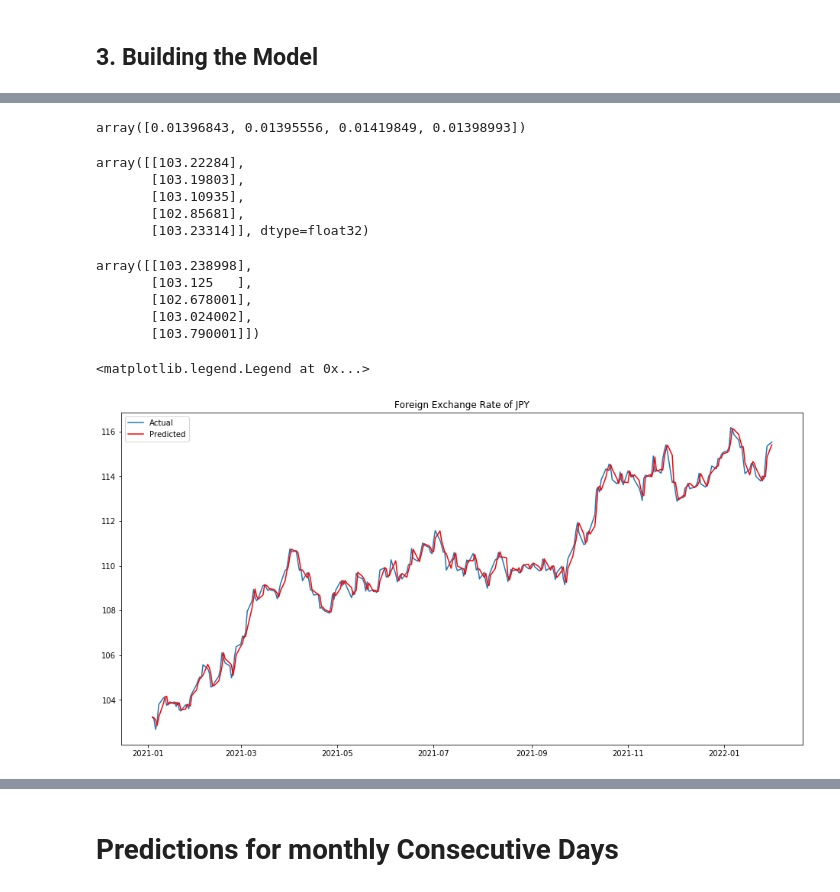
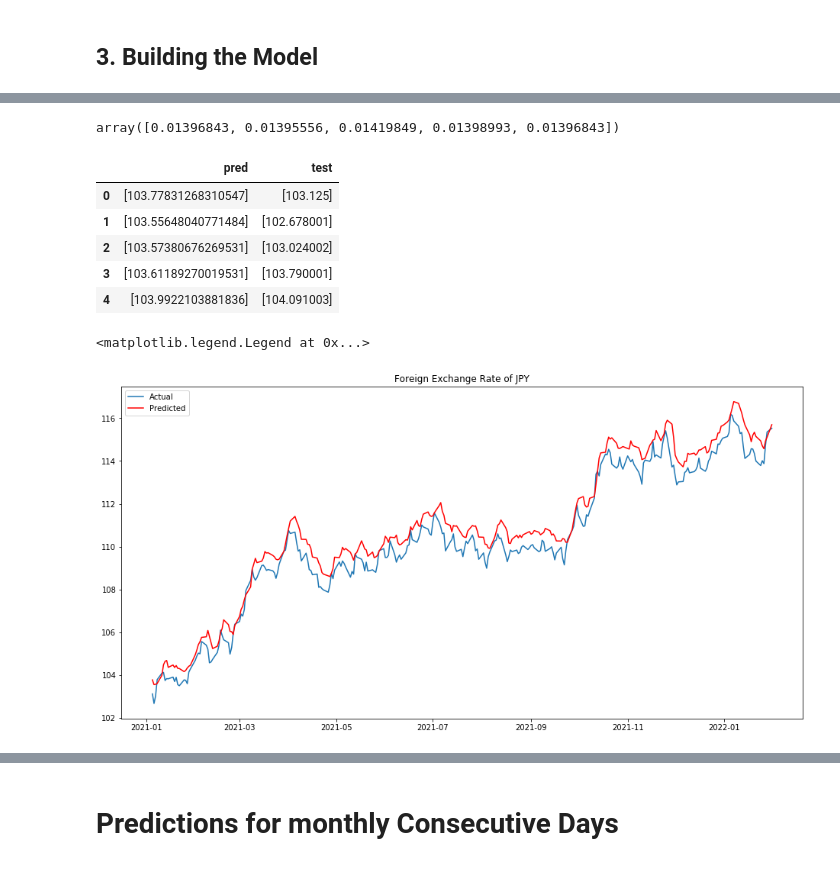
Before and after one commit to ngtinc21/Machine-Learning-Algorithms, a Jupyter notebook: RNN_Example_3_Forex_Rate_Prediction.ipynb, the cells around one changed output, grey strips where cells are left out. Drawn from its saved outputs; the diff is of its cells as text; code cells hidden in the pictures.

```diff
--- a/RNN_Example_3_Forex_Rate_Prediction.ipynb
+++ b/RNN_Example_3_Forex_Rate_Prediction.ipynb
@@ -250,7 +196,7 @@ from keras.models import Sequential
 from keras.layers import Dense, LSTM, Dropout
 from tensorflow.keras import callbacks
 model = Sequential()
-model.add(LSTM(128, activation = 'elu', return_sequences = False, input_shape=(X_train.shape[1],1)))
+model.add(LSTM(64, activation = 'relu', return_sequences = False, input_shape=(X_train.shape[1],1)))
 # model.add(LSTM(64, activation = 'elu', return_sequences = False))
 # model.add(Dense(32, activation='elu'))
 model.add(Dense(1))
@@ -274,7 +220,7 @@ _________________________________________________________________
 model.compile(optimizer = 'adam', loss = 'mse',metrics=['mse'])
 # %%
 # Training the model
-early_stopping = callbacks.EarlyStopping(min_delta = 0.01, patience= 5, restore_best_weights = True)
-model.fit(X_train, y_train, epochs = 10, validation_data = (X_test, y_test), batch_size = 1, callbacks=[early_stopping])
+early_stopping = callbacks.EarlyStopping(min_delta = 0.001, patience= 5, restore_best_weights = True)
+model.fit(X_train, y_train, epochs = 10, validation_data = (X_test, y_test), batch_size = 8, callbacks=[early_stopping])
 # %% [output]
 Epoch 1/10
@@ -298,41 +238,37 @@ Epoch 9/10
 <keras.callbacks.History at 0x...>
 # %%
 # The standard deviations
-scaler.scale_
+scaler_X.scale_
 # %% [output]
-array([0.01396843, 0.01395556, 0.01419849, 0.01398993])
+array([0.01396843, 0.01395556, 0.01419849, 0.01398993, 0.01396843])
 # %%
 # Prediction using the trained model
 y_pred = model.predict(X_test)
-y_pred = scaler.inverse_transform(y_pred)
-y_pred[:5]
+y_pred = scaler_y.inverse_transform(y_pred)
+# Process the test shape
+y_test = y_test.reshape(-1,1)
+y_test = scaler_y.inverse_transform(y_test)
+pd.DataFrame(
+  {'pred': y_pred.tolist(),
+   'test': y_test.tolist()
+}).head(5)
 # %% [output]
-array([[103.22284],
-       [103.19803],
-       [103.10935],
-       [102.85681],
-       [103.23314]], dtype=float32)
+|  | pred | test |
+| 0 | [103.77831268310547] | [103.125] |
+| 1 | [103.55648040771484] | [102.678001] |
+| 2 | [103.57380676269531] | [103.024002] |
+| 3 | [103.61189270019531] | [103.790001] |
+| 4 | [103.9922103881836] | [104.091003] |
-# %%
-# Process and show the test shape
-y_test = y_test.reshape(-1,1)
-y_test = scaler.inverse_transform(y_test)
-y_test[:5]
-# %% [output]
-array([[103.238998],
-       [103.125   ],
-       [102.678001],
-       [103.024002],
-       [103.790001]])
 # %%
 # Visualize the result
 plt.figure(figsize=(16,8))
 plt.title('Foreign Exchange Rate of JPY')
-plt.plot(testing_days[1:], y_test, label='Actual')
-plt.plot(testing_days[1:], y_pred, label='Predicted', color = 'r')
+plt.plot(testing_days[2:], y_test, label='Actual')
+plt.plot(testing_days[2:], y_pred, label='Predicted', color = 'r')
 plt.legend()
 # %% [output]
 <matplotlib.legend.Legend at 0x...>
-[figure, old version]
+[figure, new version]
 # %%
 # Evalute the result
 from sklearn.metrics import mean_squared_error
```
Also changed, not shown: parts of 21 cells of this notebook.
